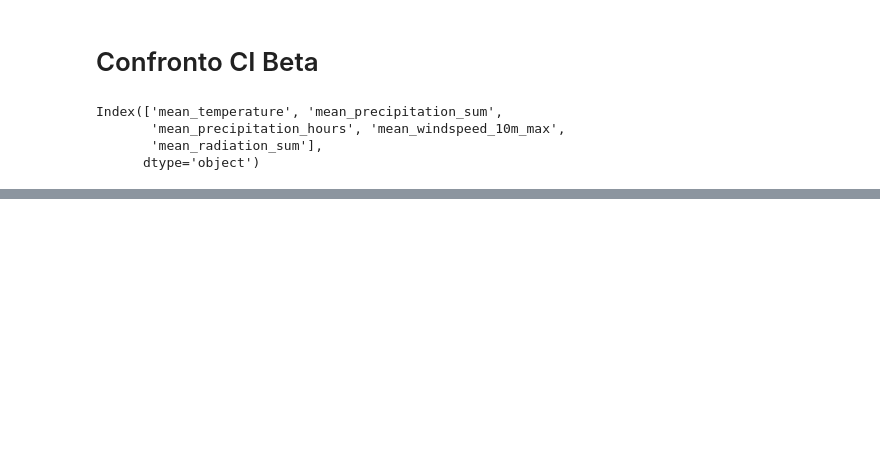
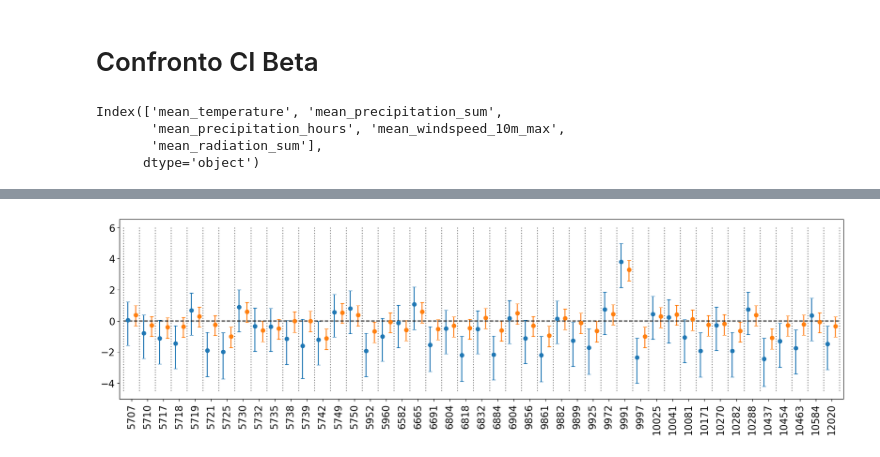
Before and after one commit to venanzjones/Bayesian_Project, a Jupyter notebook: main/Modello/Final_models_SIS.ipynb, the cells around one changed output, grey strips where cells are left out. Saved outputs shown, nothing was run; the diff lists cells and outputs as text; code cells hidden in the pictures; blank space fills up the shorter version.

```diff
--- a/main/Modello/Final_models_SIS.ipynb
+++ b/main/Modello/Final_models_SIS.ipynb
@@ -466,0 +470,17 @@ plt.show()
+# %%
+w_180 = posterior_bin_logit_var_180.posterior['w'].stack(sample=("chain", "draw"))
+w_120 = posterior_bin_logit_var_120.posterior['w'].stack(sample=("chain", "draw"))
+stations_plot = stations_original.unique()
+# %%
+plt.figure(figsize=(20, 5))
+plt.errorbar(np.arange(0, len(stations_plot)*4 - 3, 4), w_180.median(dim='sample'), yerr=[w_180.median(dim='sample') - w_180.quantile(0.025, dim='sample'), w_180.quantile(0.975, dim='sample') - w_180.median(dim='sample')], fmt='o', label='180', capsize=3)
+plt.errorbar(np.arange(2, len(stations_plot)*4 - 1, 4), w_120.median(dim='sample'), yerr=[w_120.median(dim='sample') - w_120.quantile(0.025, dim='sample'), w_120.quantile(0.975, dim='sample') - w_120.median(dim='sample')], fmt='o', label='120', capsize=3)
+plt.xticks(np.arange(1, len(stations_plot)*4 - 2, 4), stations_plot, fontsize=15, rotation=90)
+plt.yticks(fontsize=15)
+plt.vlines(np.arange(-1, len(stations_plot)*4, 4), ymin=-4.5, ymax=6, colors='gray', linestyles='dotted')
+plt.hlines(0, xmin=-1, xmax=len(stations_plot)*4-1, colors='black', linestyles='--')
+plt.xlim(-2, len(stations_plot)*4)
+plt.savefig('SIS_plots/w_CI.pdf', bbox_inches='tight')
+plt.show()
+# %% [output]
+[figure, added]
```
Also changed, not shown: parts of 13 cells of this notebook, 5 other files.
